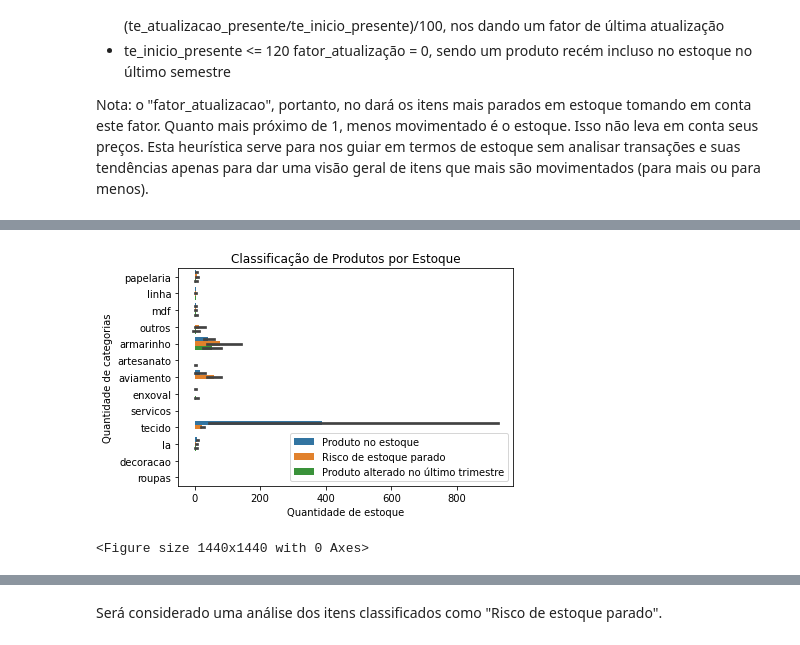
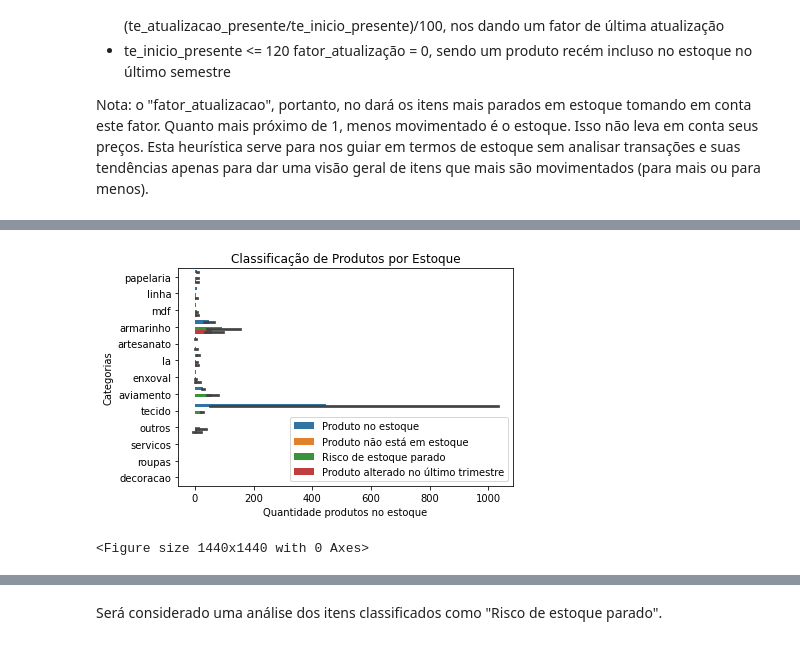
Before and after one commit to donbigode/Timeseries-prediction-model, a Jupyter notebook: Analysis/EDA.ipynb, the cells around one changed output, grey strips where cells are left out. Cells and saved outputs as stored; diff of their text form; code cells hidden in the pictures.

Commit message:
included deprecation and correction to the factor

```diff
--- a/Analysis/EDA.ipynb
+++ b/Analysis/EDA.ipynb
@@ -737,3 +835,6 @@ See the caveats in the documentation: https://pandas.pydata.org/pandas-docs/stab
 | 21 | 124068 | AGULHA BORDADO - 16 | armarinho | 51.0 | 2.0 | 2020-07-21 15:12:38.094 | 2022-05-06 13:34:20.197 |
 | 22 | 124072 | AGULHA BORDADO - 18 | armarinho | 22.0 | 2.0 | 2020-07-21 15:17:27.820 | 2022-05-06 13:34:09.263 |
 | 23 | 124074 | AGULHA BORDADO - 22 | armarinho | 98.0 | 1.0 | 2020-07-21 15:57:55.254 | 2022-05-06 13:32:53.251 |
+# %%
+tempo_em_estoque = pd.merge(tempo_em_estoque, dataframe_deprec, on='categoria')
+tempo_em_estoque
@@ -739,0 +857,4 @@ See the caveats in the documentation: https://pandas.pydata.org/pandas-docs/stab
+# %%
+
+tempo_em_estoque['ano_mes'] = tempo_em_estoque['alterado_em'].apply(lambda x: x.strftime('%Y-%m')) ## Gerando a chave de ano e mês
+dataframe_ipca['ano_mes'] = dataframe_ipca['mes'].apply(lambda x: x.strftime('%Y-%m')) ## Gerando a chave de ano e mês
@@ -739,0 +872,2 @@ See the caveats in the documentation: https://pandas.pydata.org/pandas-docs/stab
+# %%
+tempo_em_estoque = pd.merge(tempo_em_estoque, dataframe_ipca, on='ano_mes')
@@ -743,12 +879,18 @@ for index, row in tempo_em_estoque.iterrows():
         tempo_em_estoque.loc[index,'te_inicio_presente'] = (data_extracao - row['incluido_em']).days #Tempo total de estoque em dias do ínicio de inclusão até última atualização
         tempo_em_estoque.loc[index,'te_atualizacao_presente'] = (data_extracao - row['alterado_em']).days #Tempo total de estoque em dias do ínicio de inclusão até última atualização
         tempo_em_estoque.loc[index,'te_inicio_atualizacao'] = (row['alterado_em'] - row['incluido_em']).days #Tempo total de estoque em dias do ínicio de inclusão até última atualização
-        if tempo_em_estoque.loc[index,'te_inicio_presente'] <= 90:
+        tempo_em_estoque.loc[index,'anos_estoque'] = (row['alterado_em'] - row['incluido_em']).days/365.2425 #Tempo total de estoque em anos do ínicio de inclusão até última atualização
+
+        if tempo_em_estoque.loc[index,'estoque_disponivel'] == 0:
+                  tempo_em_estoque.loc[index,'clf_estoque'] = 'Produto não está em estoque'
+                  tempo_em_estoque.loc[index,'fator_atualizacao'] = 1
+        elif tempo_em_estoque.loc[index,'te_inicio_presente'] <= 90:
               tempo_em_estoque.loc[index,'clf_estoque'] = 'Produto alterado no último trimestre'
               try:
                       tempo_em_estoque.loc[index,'fator_atualizacao'] = 1 - (tempo_em_estoque.loc[index,'te_atualizacao_presente'] / tempo_em_estoque.loc[index,'te_inicio_presente'])
               except ZeroDivisionError:
                         tempo_em_estoque.loc[index,'fator_atualizacao'] == 0
+
         elif tempo_em_estoque.loc[index,'te_inicio_presente'] > tempo_em_estoque.loc[index,'te_atualizacao_presente']:
                 tempo_em_estoque.loc[index,'clf_estoque'] = 'Produto no estoque'
                 tempo_em_estoque.loc[index,'fator_atualizacao'] = (tempo_em_estoque.loc[index,'te_atualizacao_presente']/tempo_em_estoque.loc[index,'te_inicio_presente'])
@@ -757,8 +899,10 @@ for index, row in tempo_em_estoque.iterrows():
                 tempo_em_estoque.loc[index,'fator_atualizacao'] = 1
 
 
-        tempo_em_estoque.loc[index,'valor_estoque_presente'] = row['preco'] * row['estoque_disponivel']
-        tempo_em_estoque.loc[index,'depreciacao'] = 0
-        tempo_em_estoque.loc[index,'valor_estoque_depreciado'] = 0
 
-tempo_em_estoque.head(50).sort_values(by=['fator_atualizacao'], ascending=False)
+for index, row in tempo_em_estoque.iterrows():
+        if row['anos_estoque'] < 1:
+            tempo_em_estoque.loc[index,'depreciacao'] = 0
+        else:
+            tempo_em_estoque.loc[index,'depreciacao'] = row['preco']*((row['taxa_depreciacao']/100)**row['anos_estoque'])
+        tempo_em_estoque.loc[index,'valor_estoque_depreciado'] = row['estoque_disponivel']*row['preco']*((row['taxa_depreciacao']/100)**row['anos_estoque'])
@@ -802,14 +939,14 @@ classificacao_inv.head()
 # %%
 #plot by clf_estoque from tempo_em_estoque
 
 plot_classificacao_inv = sns.barplot(x='estoque_disponivel', y='categoria', data=tempo_em_estoque, hue='clf_estoque')
-plot_classificacao_inv.set_xlabel('Quantidade de estoque')
-plot_classificacao_inv.set_ylabel('Quantidade de categorias')
+plot_classificacao_inv.set_xlabel('Quantidade produtos no estoque')
+plot_classificacao_inv.set_ylabel('Categorias')
 plot_classificacao_inv.set_title('Classificação de Produtos por Estoque')
 plot_classificacao_inv.legend(loc='lower right')
 plt.figure(figsize=(20,20))
 plt.show()
 # %% [output]
-[figure, old version]
+[figure, new version]
 <Figure size 1440x1440 with 0 Axes>
 # %%
```
Also changed, not shown: parts of 20 cells of this notebook, 4 other files.
